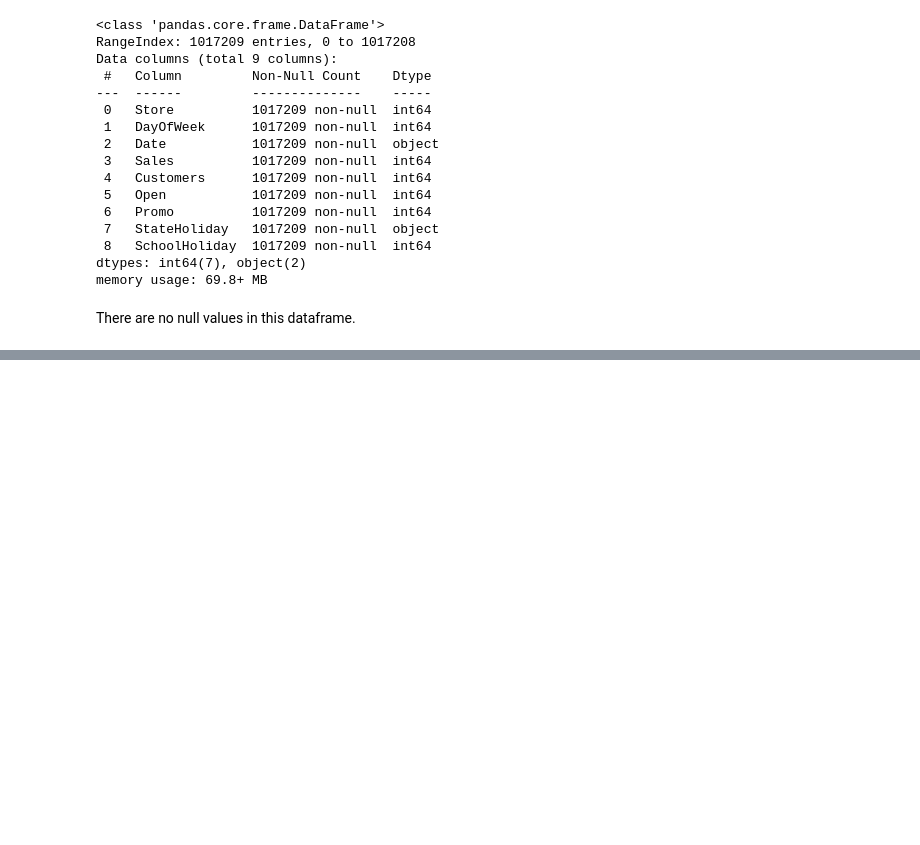
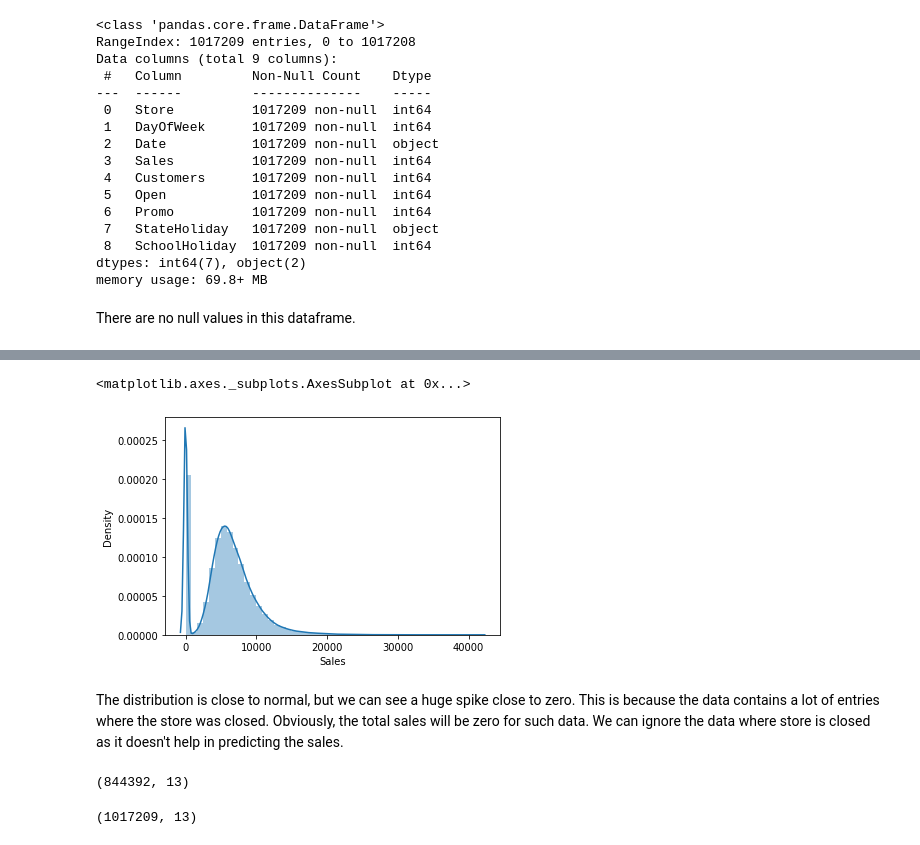
Before and after one commit to nihalhabeeb/Retail-Sales-Prediction, a Jupyter notebook: Retail_Sales_Prediction_Capstone_Project.ipynb, the cells around one changed output, grey strips where cells are left out. Cells and saved outputs as stored; diff of their text form; code cells hidden in the pictures; blank space fills up the shorter version.

```diff
--- a/Retail_Sales_Prediction_Capstone_Project.ipynb
+++ b/Retail_Sales_Prediction_Capstone_Project.ipynb
@@ -51,8 +51,8 @@ file_path_2 = '/content/drive/MyDrive/AlmaBetter/Capstone/Linear Regression/stor
 # %%
 # Rossmann stores dataset
-df = pd.read_csv(file_path_1)
+df = pd.read_csv('/content/drive/MyDrive/AlmaBetter/Retail Sales Prediction - Nihal Habeeb/Rossmann Stores Data.csv')
 # store dataset
-store_df = pd.read_csv(file_path_2)
+store_df = pd.read_csv('/content/drive/MyDrive/AlmaBetter/Retail Sales Prediction - Nihal Habeeb/store.csv')
 # %%
 # dataset with information by date for different stores
 df.head()
@@ -216,0 +219,3 @@ There are no null values in this dataframe.
+# %%
+## joining the two tables
+joined_df = pd.merge(df, store_df, how = 'left')
@@ -216,0 +274,8 @@ There are no null values in this dataframe.
+# %%
+# distribution plot
+sns.distplot(joined_df['Sales'])
+# %% [output]
+<matplotlib.axes._subplots.AxesSubplot at 0x...>
+[figure, added]
+# %% [markdown]
+The distribution is close to normal, but we can see a huge spike close to zero. This is because the data contains a lot of entries where the store was closed. Obviously, the total sales will be zero for such data. We can ignore the data where store is closed as it doesn't help in predicting the sales.
@@ -216,0 +285,8 @@ There are no null values in this dataframe.
+# %%
+openstores_df.shape
+# %% [output]
+(844392, 13)
+# %%
+joined_df.shape
+# %% [output]
+(1017209, 13)
```
Also changed, not shown: parts of 53 cells of this notebook.
